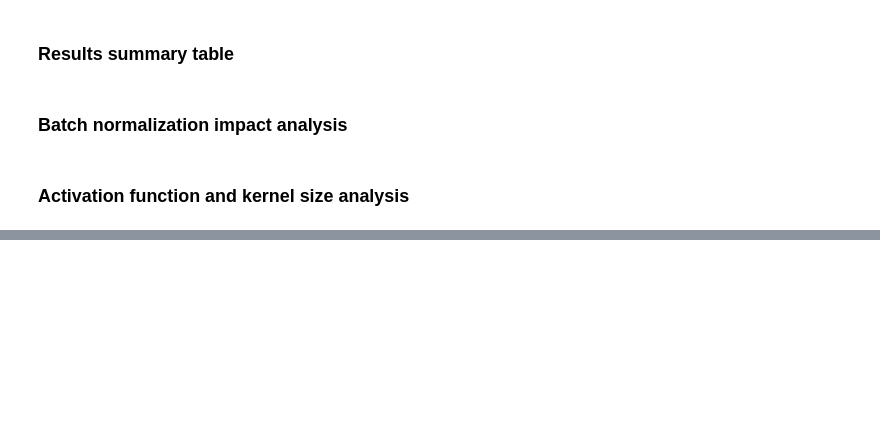
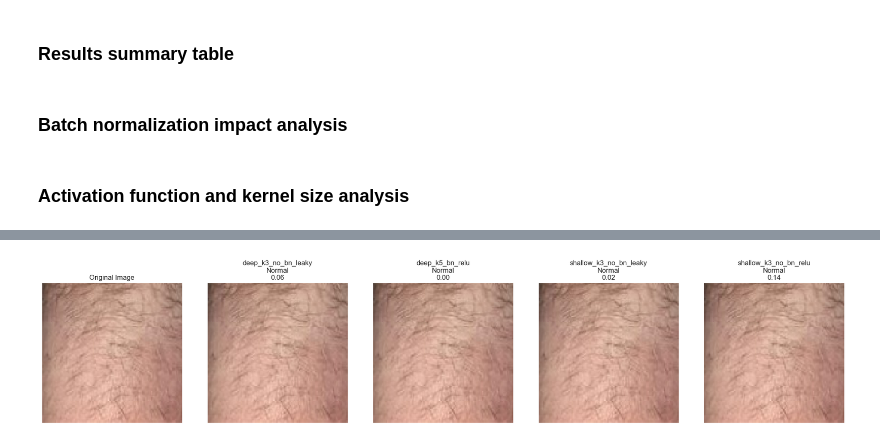
Before and after one commit to hirajya/CCDEPLRL_PROJECT_COM222, a Jupyter notebook: bruise_detection_cnn_archi.ipynb, the cells around one changed output, grey strips where cells are left out. Cells and saved outputs as stored; diff of their text form; code cells hidden in the pictures; blank space fills up the shorter version.

```diff
--- a/bruise_detection_cnn_archi.ipynb
+++ b/bruise_detection_cnn_archi.ipynb
@@ -601,0 +798,89 @@ def plot_comprehensive_comparison(results):
+# %%
+import os
+import numpy as np
+import matplotlib.pyplot as plt
+from tensorflow.keras.models import load_model
+from tensorflow.keras.preprocessing import image
+
+def load_models(save_dir="saved_models"):
+    """Load all saved models."""
+    models = {}
+
+    for filename in os.listdir(save_dir):
+        if filename.endswith('.h5'):
+            model_name = filename[:-3]
+            model_path = os.path.join(save_dir, filename)
+            models[model_name] = load_model(model_path)
+            print(f"Loaded: {model_name}")
+
+    return models
+
+def predict_and_show(models, img_path, class_names=None):
+    """Predict on image and show results."""
+
+    # Load and prepare image
+    img = image.load_img(img_path, target_size=(224, 224))
+    img_array = image.img_to_array(img) / 255.0
+    img_array = np.expand_dims(img_array, axis=0)
+
+    predictions = {}
+    for model_name, model in models.items():
+        pred = model.predict(img_array, verbose=0)
+
+        if pred.shape[1] == 1:
+            confidence = pred[0][0]
+            predicted_class = 1 if confidence > 0.5 else 0
+        else:  # Multi-class
+            predicted_class = np.argmax(pred[0])
+            confidence = np.max(pred[0])
+
+        predictions[model_name] = {
+            'class': predicted_class,
+            'confidence': confidence
+        }
+
+    n_models = len(models)
+    fig, axes = plt.subplots(1, n_models + 1, figsize=(4 * (n_models + 1), 4))
+
+    axes[0].imshow(img)
+    axes[0].set_title('Original Image')
+    axes[0].axis('off')
+
+    for i, (model_name, pred) in enumerate(predictions.items()):
+        axes[i + 1].imshow(img)
+
+        # Get class name
+        if class_names:
+            class_name = class_names[pred['class']]
+        else:
+            class_name = f"Class {pred['class']}"
+
+        title = f"{model_name}\n{class_name}\n{pred['confidence']:.2f}"
+        axes[i + 1].set_title(title)
+        axes[i + 1].axis('off')
+
+    plt.tight_layout()
+    plt.show()
+
+if __name__ == "__main__":
+    models = load_models("saved_models")
+
+    class_names = ['Normal', 'Bruise']
+
+    import glob
+    import random
+
+    normal_images = glob.glob("C:/Users/tdany/OneDrive/Desktop/bruise_detection_project/dataset/Wound_dataset copy/Normal/*.jpg")
+    wound_images = glob.glob("C:/Users/tdany/OneDrive/Desktop/bruise_detection_project/dataset/Wound_dataset copy/Bruises/*.jpg")
+
+    all_images = normal_images + wound_images
+
+    # Select random 10 images
+    random_images = random.sample(all_images, min(10, len(all_images)))
+
+    # Predict on each random image
+    for i, img_path in enumerate(random_images):
+        print(f"\n--- Image {i+1} ---")
+        print(f"Path: {img_path}")
+        predict_and_show(models, img_path, class_names)
+# %% [output]
@@ -601,0 +894 @@ def plot_comprehensive_comparison(results):
+[figure, added]
```
Also changed, not shown: parts of 14 cells of this notebook.
